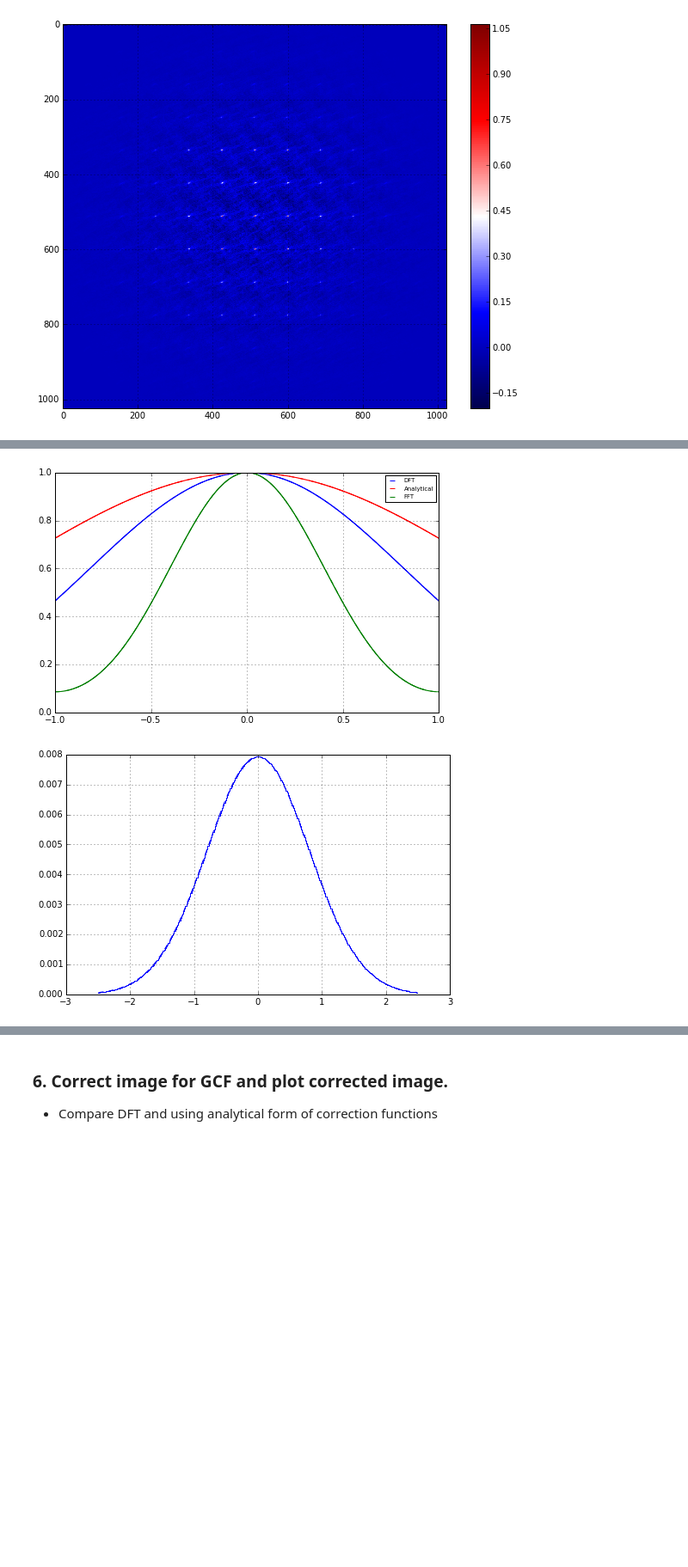
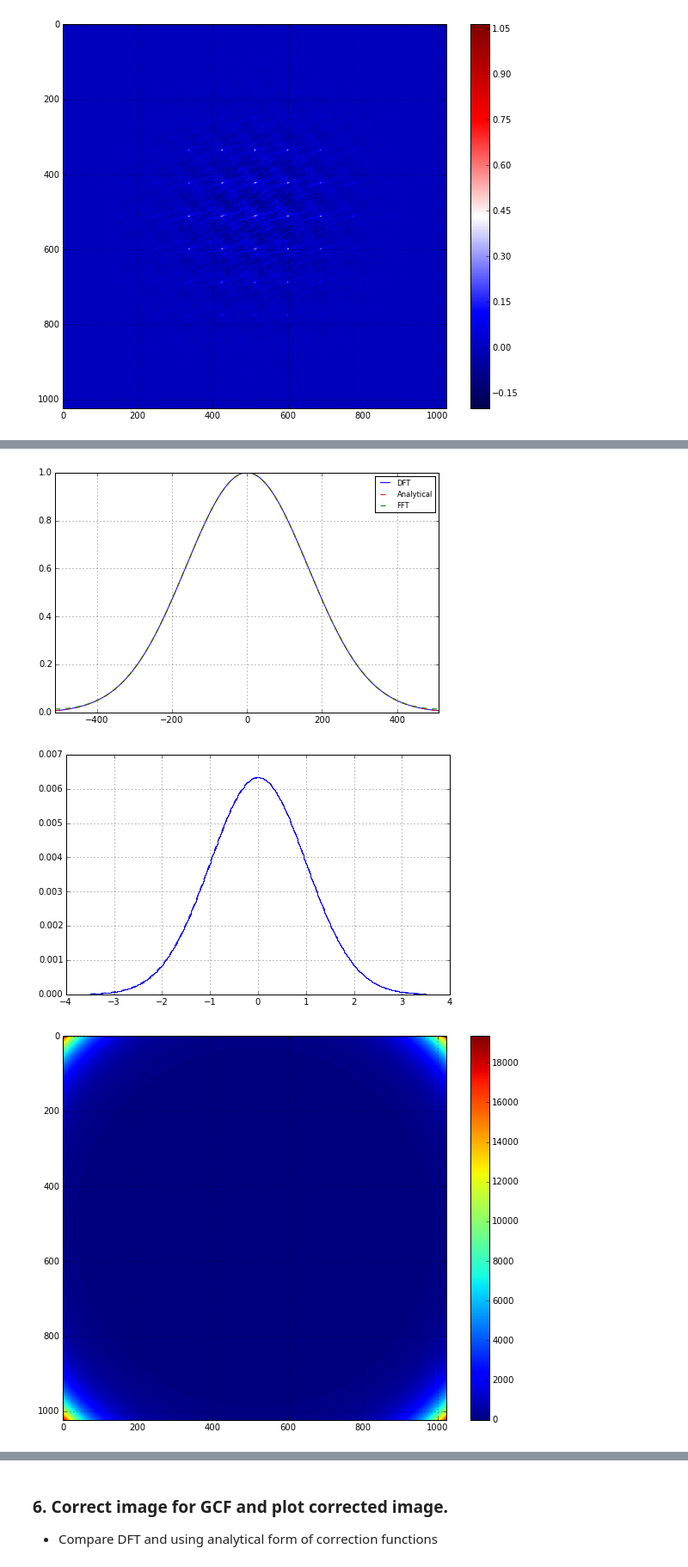
Before and after one commit to SKA-ScienceDataProcessor/crocodile, a Jupyter notebook: simple_dirty_image.ipynb, the cells around one changed output, grey strips where cells are left out. Shown at 86% size. Cells and saved outputs as stored; diff of their text form; code cells hidden in the pictures; blank space fills up the shorter version.

```diff
--- a/simple_dirty_image.ipynb
+++ b/simple_dirty_image.ipynb
@@ -35,9 +33,8 @@ from parula import parula_map
 # %%
 fov = 3.5        # field-of-view, in degrees
 imsize = 1024    # Image dimension / grid size, in pixels
-support = 2      # GCF support (width = 2 * support + 1)
+support = 3      # GCF support (width = 2 * support + 1)
 oversample = 63  # GCF oversample (values per grid cell) - MUST BE ODD
-padding = 1.2    # TODO
 
 assert oversample % 2 == 1, 'Oversample must be odd valued!'
 
@@ -72,6 +70,6 @@ amp = oskar_vis.stokes_i(flatten=True)
 # %%
 # Generate 1d exponential GCF
-sigma = 0.8
+sigma = 1.0
 gcf_size = (2 * support + 1) * oversample
 gcf_u = numpy.arange(0, gcf_size, dtype='f8') - gcf_size / 2
 u_inc = 1.0 / oversample
@@ -97,8 +95,7 @@ ax.grid(True)
 fig = plt.figure('gcf 2d', figsize=(5, 4))
 ax = fig.add_subplot(111, aspect='equal')
 im = ax.imshow(gcf_2d, interpolation='nearest',
-               extent=[gcf_u[0], gcf_u[-1], gcf_u[0], gcf_u[-1]],
-               cmap=parula_map)
+               extent=[gcf_u[0], gcf_u[-1], gcf_u[0], gcf_u[-1]])
 plt.colorbar(im)
 ax.grid(True)
 # %% [output]
@@ -183,51 +184,71 @@ ax.grid(True)
 # %%
-image_l = numpy.arange(-imsize/2, imsize/2, dtype='f8')
-image_l = numpy.linspace(-1.0, 1.0, imsize)
-# l_max = math.sin(math.radians(fov) / 2.0)
-# l_inc = l_max / (0.5 * imsize)
-# image_l *= l_inc
-# image_theta = numpy.arcsin(image_l)
+image_theta = numpy.arange(0, imsize, dtype='f8') - imsize / 2.0
+image_theta /= imsize / 2.0
+image_theta *= math.pi
 
 correction_1d_analytical = numpy.empty(shape=(imsize), dtype='f8')
-correction_1d_analytical = numpy.exp(-(sigma**2 * image_l**2) / 2.0)
+correction_1d_analytical = numpy.exp(-(sigma**2 * image_theta**2) / 2.0)
 
 correction_1d_dft = numpy.empty(shape=(imsize), dtype='f8')
-xinc = 1.0 / oversample
-for i, l in enumerate(image_l):
+# xinc = 1.0 / (support * 2 + 1)
+# xinc = 1.0 / oversample
+for i, l in enumerate(image_theta):
     if l == 0.0:
         correction_1d_dft[i] = 1.0
     else:
         correction_1d_dft[i] = 0.0
         for j, k in enumerate(gcf_1d):
-            correction_1d_dft[i] += k * math.cos(2.0 * math.pi * gcf_u[j] * l / wave_length_m)
-        arg = math.pi * xinc * l
-        correction_1d_dft[i] *= math.sin(arg) / arg
-
+            correction_1d_dft[i] += k * math.cos(gcf_u[j] * l)
+#         arg = xinc * l
+#         correction_1d_dft[i] *= math.sin(arg) / arg
 
 correction_1d_fft = numpy.zeros(shape=(imsize), dtype='f8')
 gcf_idx = numpy.arange(-support, support + 1) * oversample + (gcf_size / 2)
 correction_1d_fft[imsize/2-support:imsize/2+support+1] = gcf_1d[gcf_idx]
 correction_1d_fft = numpy.fft.fftshift(numpy.fft.fft(numpy.fft.fftshift(correction_1d_fft)))
 correction_1d_fft /= numpy.max(correction_1d_fft)
 
 plt.close('correction 1d')
 fig = plt.figure('correction 1d', figsize=(8, 5))
 ax = fig.add_subplot(111)
-ax.step(image_l, correction_1d_dft, where='mid', c='b')
-ax.plot(image_l, correction_1d_dft, 'b--', label='DFT')
-ax.step(image_l, correction_1d_analytical, where='mid', c='r')
+image_l = numpy.arange(-imsize/2, imsize/2)
+#ax.step(image_l, correction_1d_dft, where='mid', c='b')
+ax.plot(image_l, correction_1d_dft, 'b-', label='DFT')
+#ax.step(image_l, correction_1d_analytical, where='mid', c='r')
 ax.plot(image_l, correction_1d_analytical, 'r--', label='Analytical')
-ax.step(image_l, correction_1d_fft.real, where='mid', c='g')
+#ax.step(image_l, correction_1d_fft.real, where='mid', c='g')
 ax.plot(image_l, correction_1d_fft.real, 'g--', label='FFT')
-plt.legend(fontsize='x-small')
+ax.set_xlim(-imsize/2, imsize/2)
+plt.legend(fontsize='small')
 ax.grid(True)
 
 plt.close('gcf 1d compare')
 fig = plt.figure('gcf 1d compare', figsize=(8, 5))
 ax = fig.add_subplot(111)
 ax.step(gcf_u, gcf_1d, where='mid', c='b')
 ax.plot(gcf_u, gcf_1d, 'b--')
 ax.grid(True)
+
+# Convert to 2-d
+# correction_1d = correction_1d_dft.real
+correction_1d = correction_1d_analytical
+# correction_1d = correction_1d_fft.real
+correction_2d = numpy.empty((imsize, imsize), dtype='f8')
+for i in range(0, imsize):
+    correction_2d[:, i] = correction_1d
+for j in range(0, imsize):
+    correction_2d[j, :] *= correction_1d
+
+correction_2d = 1. / correction_2d
+correction_2d[numpy.abs(correction_2d) > 1.0e5] = numpy.nan
+
+plt.close('correction 2d')
+fig = plt.figure('correction 2d', figsize=(10, 8))
+ax = fig.add_subplot(111, aspect='equal')
+im = ax.imshow(correction_2d, interpolation='nearest')
+plt.colorbar(im)
+ax.grid(True)
 # %% [output]
-[figure, old version]
+[figure, new version]
-[figure, old version]
+[figure, new version]
+[figure, added]
```
Also changed, not shown: parts of 8 cells of this notebook.
